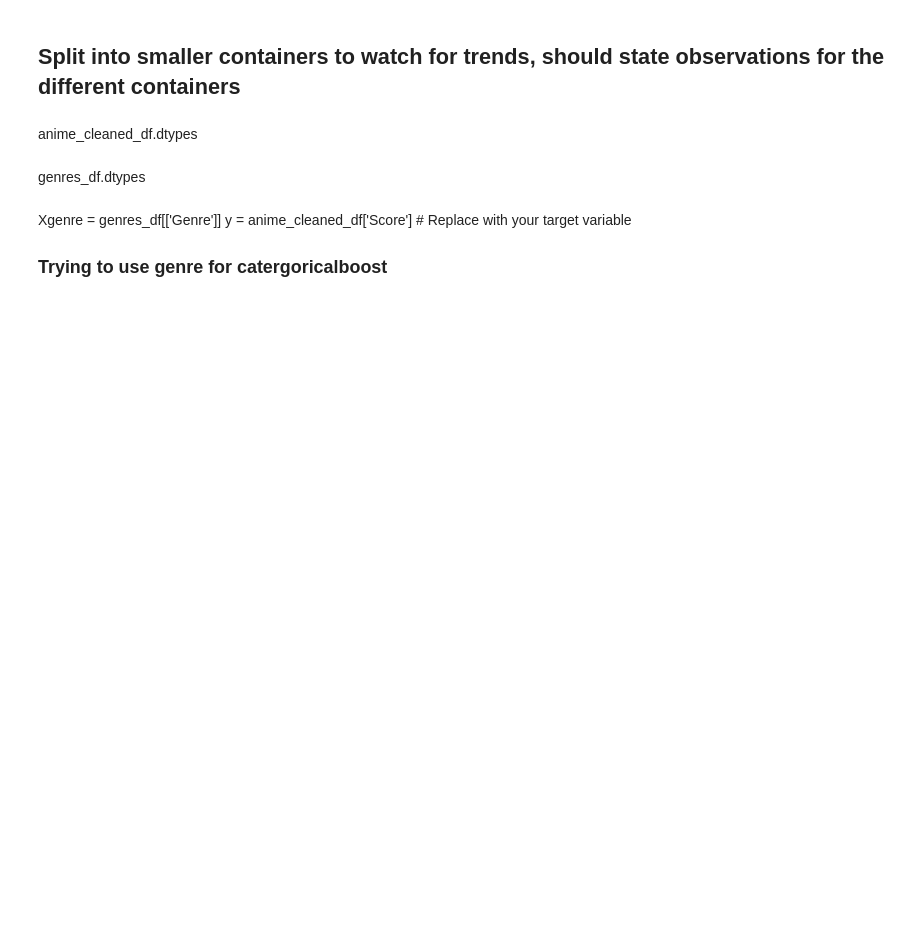
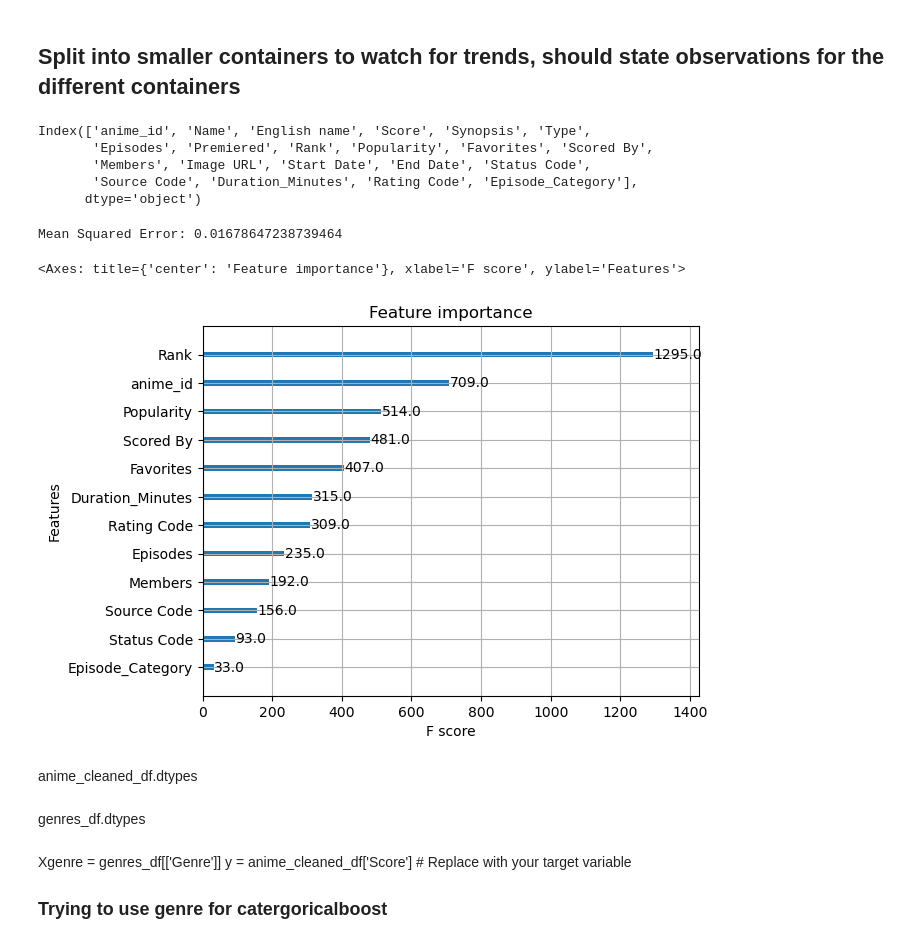
Before and after one commit to agentyk/SC1015_FEL1_Group2, a Jupyter notebook: SC1015_FEL1_Group2.ipynb, the cells around one changed output. Drawn from its saved outputs; the diff is of its cells as text; code cells hidden in the pictures; blank space fills up the shorter version.

```diff
--- a/SC1015_FEL1_Group2.ipynb
+++ b/SC1015_FEL1_Group2.ipynb
@@ -2392,0 +2385,8 @@ The differences between seasons are statistically significant.
+# %%
+print(anime_cleaned_df.columns)
+# %% [output]
+Index(['anime_id', 'Name', 'English name', 'Score', 'Synopsis', 'Type',
+       'Episodes', 'Premiered', 'Rank', 'Popularity', 'Favorites', 'Scored By',
+       'Members', 'Image URL', 'Start Date', 'End Date', 'Status Code',
+       'Source Code', 'Duration_Minutes', 'Rating Code', 'Episode_Category'],
+      dtype='object')
@@ -2393,3 +2399,49 @@ The differences between seasons are statistically significant.
+# %%
+from sklearn.model_selection import train_test_split
+
+Xxg_train, Xxg_test, yxg_train, yxg_test = train_test_split(Xxg, y, test_size=0.3, random_state=42)
+# %%
+import xgboost as xgb
+from sklearn.metrics import mean_squared_error, r2_score
+from sklearn.model_selection import train_test_split
+from xgboost import XGBRegressor
+from sklearn.metrics import mean_squared_error
+
+# Ensure only numeric and category columns remain
+Xxg_train = Xxg_train.select_dtypes(include=[np.number, 'category'])
+Xxg_test = Xxg_test.select_dtypes(include=[np.number, 'category'])
+
+# Convert any relevant columns to categorical type
+for col in ['Episode_Category']:  # Replace with actual categorical column names
+    Xxg_train[col] = Xxg_train[col].astype('category')
+    Xxg_test[col] = Xxg_test[col].astype('category')
+
+# Initialize the XGBoost model with support for categorical features
+xgb_model = xgb.XGBRegressor(
+    n_estimators=100,
+    learning_rate=0.1,
+    max_depth=6,
+    tree_method='hist',
+    enable_categorical=True,  # Enable handling of categorical features
+    eval_metric='rmse'
+)
+
+# Train the model
+xgb_model.fit(Xxg_train, yxg_train)
+
+# Make predictions
+y_pred_xgb = xgb_model.predict(Xxg_test)
+
+# Evaluate the model performance
+mse = mean_squared_error(yxg_test, y_pred_xgb)
+print("Mean Squared Error:", mse)
+# %% [output]
+Mean Squared Error: 0.01678647238739464
+# %%
+xgb.plot_importance(xgb_model)
+# %% [output]
+<Axes: title={'center': 'Feature importance'}, xlabel='F score', ylabel='Features'>
+[figure, added]
 # %% [markdown]
 anime_cleaned_df.dtypes
 # %% [markdown]
```
Also changed, not shown: parts of 20 cells of this notebook, 4 other files.
